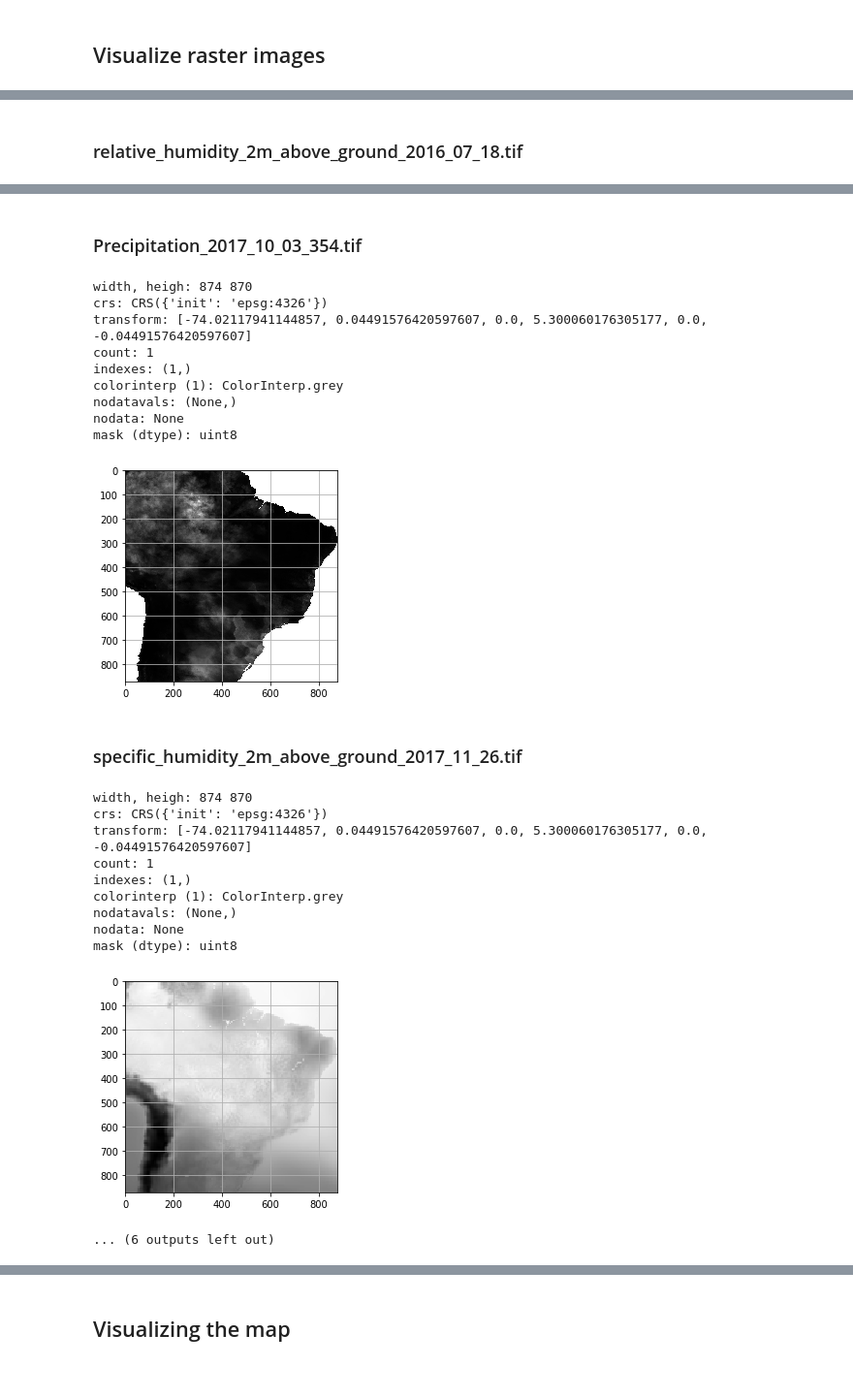
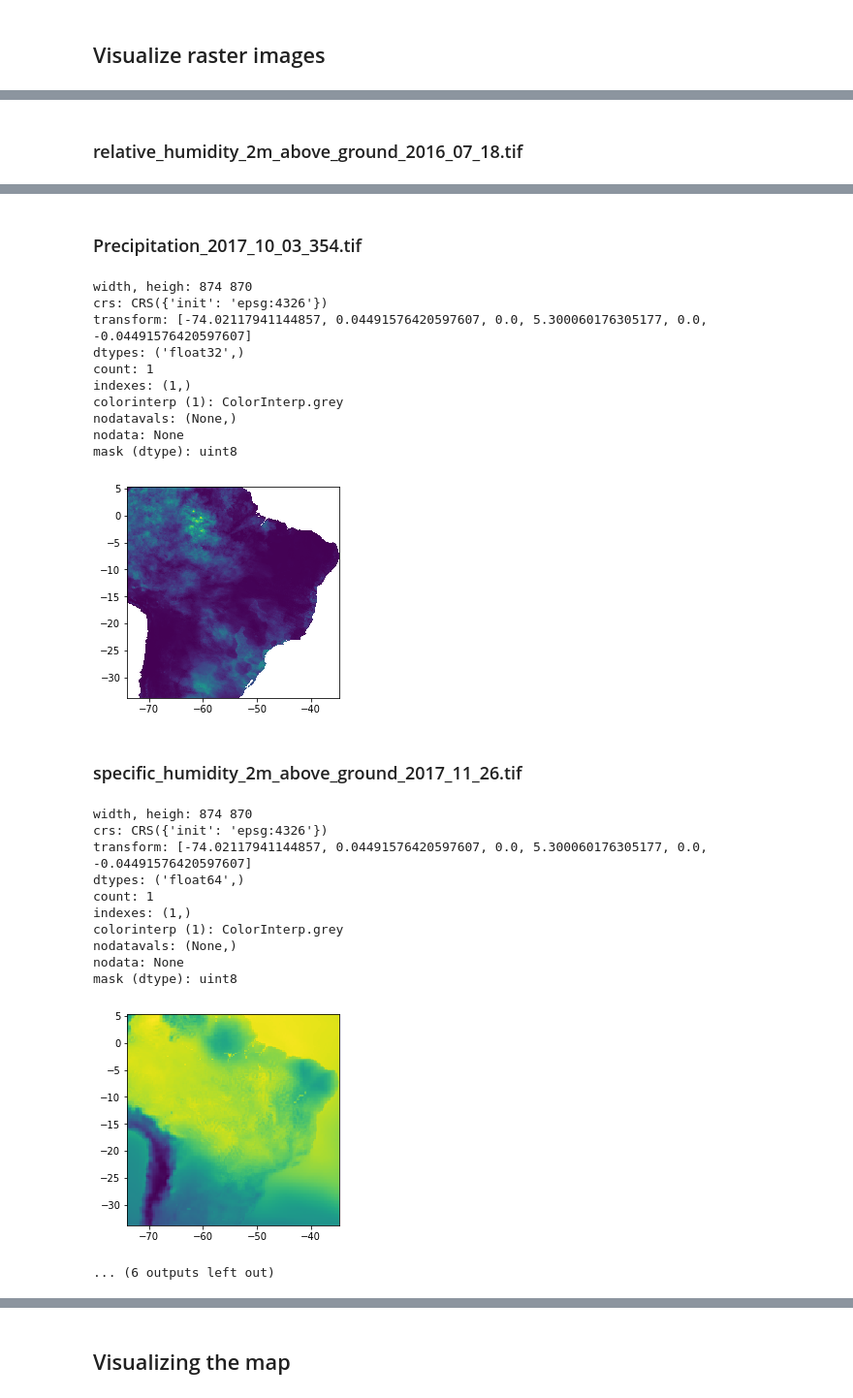
Before and after one commit to AlertaDengue/AlertaDengue, a Jupyter notebook: notebooks/Mapserver-Rio-de-Janeiro-with-Raster-Images.ipynb, the cells around one changed output, grey strips where cells are left out. Shown: that part at 97% size. Saved outputs shown, nothing was run; the diff lists cells and outputs as text; code cells hidden in the pictures.

```diff
--- a/notebooks/Mapserver-Rio-de-Janeiro-with-Raster-Images.ipynb
+++ b/notebooks/Mapserver-Rio-de-Janeiro-with-Raster-Images.ipynb
@@ -79,17 +90,19 @@ def show_raster_info(src):
     print('nodata:', src.nodata)
     print('mask (dtype):', src.read_masks().dtype)
 # %%
+rasters = {}
+
 for raster_file_path in glob(os.path.join(raster_dir_path, '*')):
-    with rasterio.open(raster_file_path) as src:
-        raster_name = raster_file_path.split(os.sep)[-1]
-        display(HTML('\n<H3>%s</H3>' % raster_name))
-        show_raster_info(src)
+    src = rasterio.open(raster_file_path)
+    raster_name = raster_file_path.split(os.sep)[-1]
+    display(HTML('\n<H3>%s</H3>' % raster_name))
+    show_raster_info(src)
 
-        # plot image
-        img = src.read()[0]
-        plt.imshow(img, cmap='gray')
-        plt.grid(True)
-        plt.show()
+    rasters[raster_name] = src
+
+    # plot image
+    # raster_plot(src)
+    rasterio.plot.show((src, 1), with_bounds=True)
 # %% [output]
 LST_Day_1km_2017_11_04.tif
 width, heigh: 874 870
@@ -116,23 +131,25 @@ mask (dtype): uint8
 Precipitation_2017_10_03_354.tif
 width, heigh: 874 870
 crs: CRS({'init': 'epsg:4326'})
 transform: [-74.02117941144857, 0.04491576420597607, 0.0, 5.300060176305177, 0.0, -0.04491576420597607]
+dtypes: ('float32',)
 count: 1
 indexes: (1,)
 colorinterp (1): ColorInterp.grey
 nodatavals: (None,)
 nodata: None
 mask (dtype): uint8
-[figure, old version]
+[figure, new version]
 specific_humidity_2m_above_ground_2017_11_26.tif
 width, heigh: 874 870
 crs: CRS({'init': 'epsg:4326'})
 transform: [-74.02117941144857, 0.04491576420597607, 0.0, 5.300060176305177, 0.0, -0.04491576420597607]
+dtypes: ('float64',)
 count: 1
 indexes: (1,)
 colorinterp (1): ColorInterp.grey
 nodatavals: (None,)
 nodata: None
 mask (dtype): uint8
-[figure, old version]
+[figure, new version]
 ... (6 outputs left out)
```
Also changed, not shown: parts of 15 cells of this notebook.
